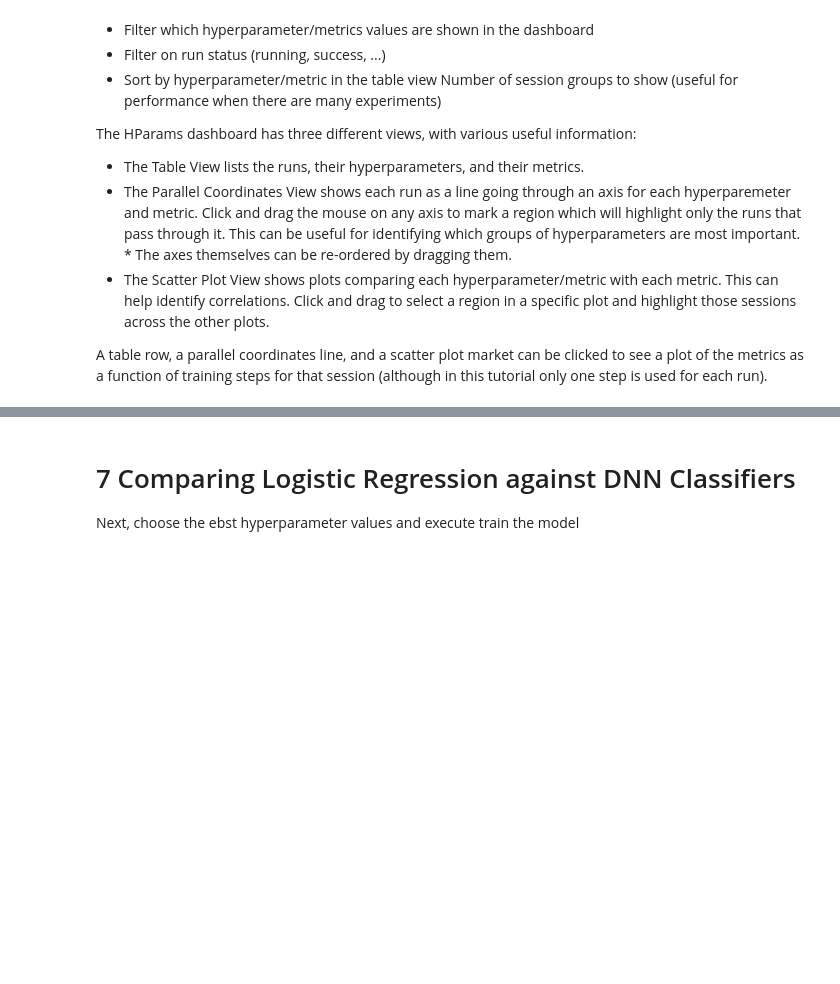
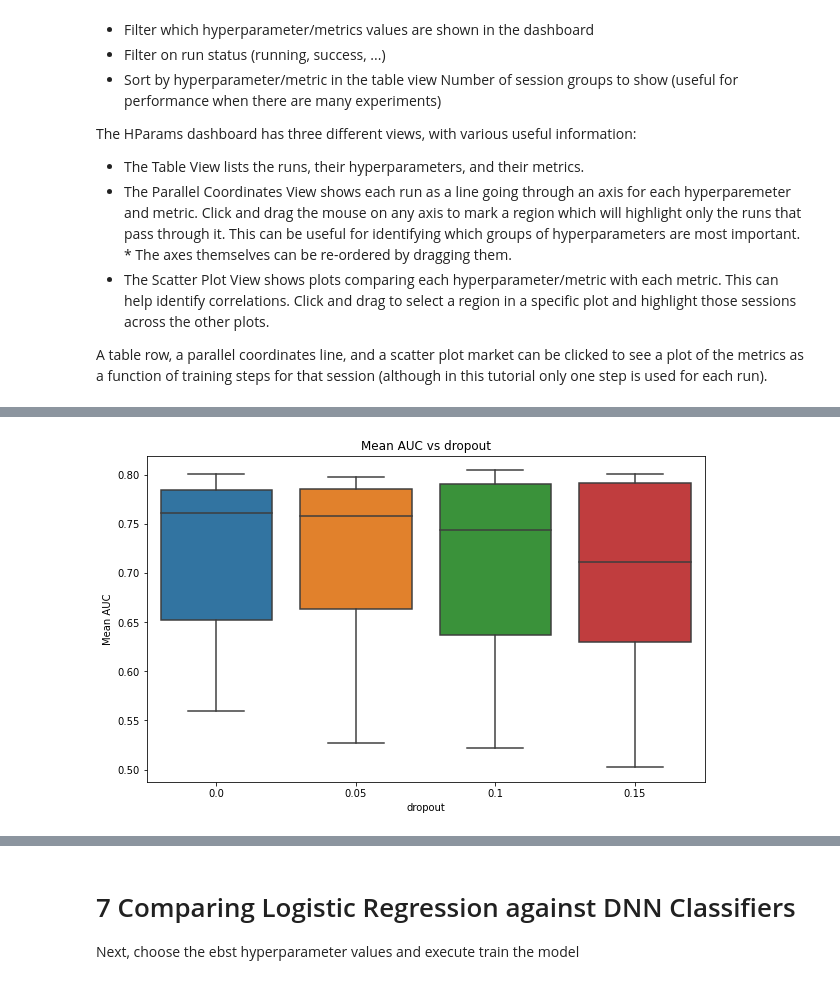
Before and after one commit to DataMonarch/ml, a Jupyter notebook: assignments/HW_1_CSCI_4364_6364 .ipynb, the cells around one changed output, grey strips where cells are left out. Cells and saved outputs as stored; diff of their text form; code cells hidden in the pictures; blank space fills up the shorter version.

```diff
--- a/assignments/HW_1_CSCI_4364_6364 .ipynb
+++ b/assignments/HW_1_CSCI_4364_6364 .ipynb
@@ -1095,0 +1158,5 @@ The immediate result of the
+# %%
+# let's plot the boxplot of AUC vs dropout
+plot_hp_box(hp_res_num, 'dropout')
+# %% [output]
+[figure, added]
```
Also changed, not shown: parts of 25 cells of this notebook, 3 other files.
